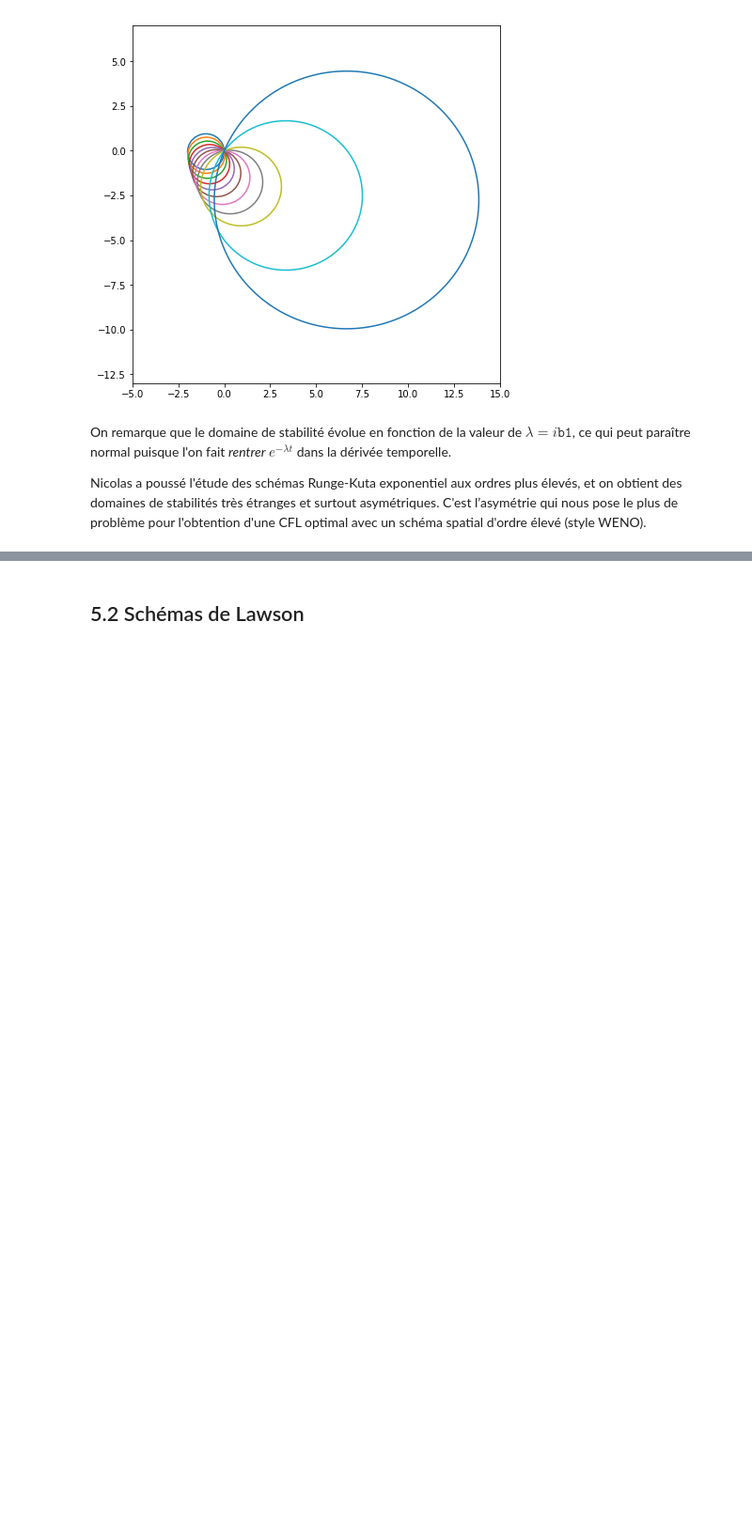
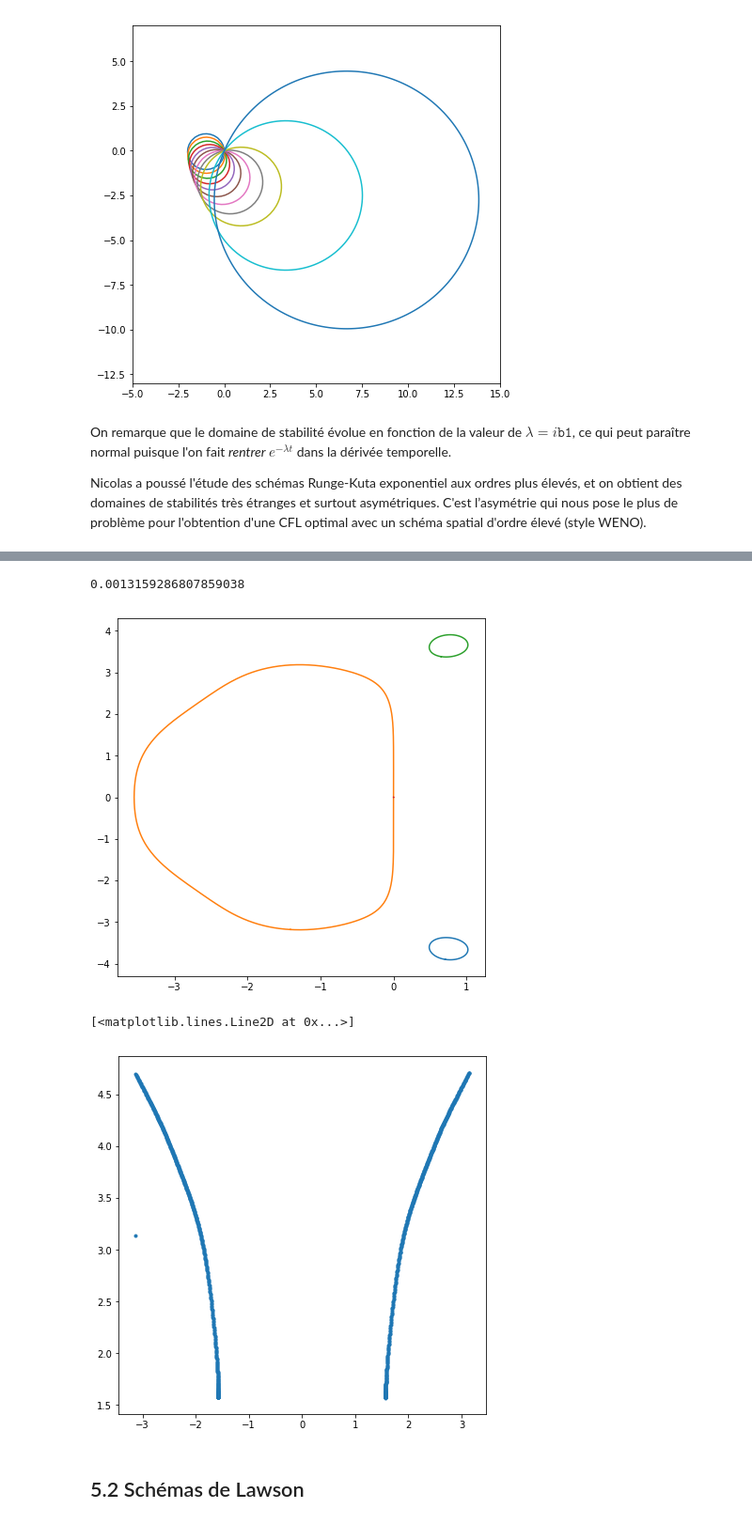
Before and after one commit to kivvix/miMaS, a Jupyter notebook: notebook/cfl.ipynb, the cells around one changed output, grey strips where cells are left out. Shown at 94% size. Saved outputs shown, nothing was run; the diff lists cells and outputs as text; code cells hidden in the pictures; blank space fills up the shorter version.

```diff
--- a/notebook/cfl.ipynb
+++ b/notebook/cfl.ipynb
@@ -1433,3 +1459,38 @@ Nicolas a poussé l'étude des schémas Runge-Kuta exponentiel aux ordres plus
+# %%
+#[ plt.plot(c[:,0],c[:,1]) for c in dat0[0] ]
+#plt.plot(*reim(-weno.data))
+#plt.show()
+#cfl(-weno.data,b3[::3])
+dat0c = [ re+im*1j for (re,im) in zip(dat0[0][1][:-1,0],dat0[0][1][:-1,1]) ]
+
+def cfl( z_weno , b_rk ):
+  zb = [ min(z_weno,key=lambda z:np.abs(np.angle(z)-np.angle(b_))) for b_ in b_rk ]
+  sigs = np.array([ np.array([np.angle(z),np.abs((b_)/(z))]) for (z,b_) in zip(zb,b_rk) ])
+  #sigs = np.array([ np.array([np.angle(z),np.angle(b_)]) for (z,b_) in zip(zb,b_rk) ])
+  plt.plot(sigs[:,0],sigs[:,1])
+  plt.xlabel("φ");plt.ylabel("σ")
+  plt.show()
+  return min(sigs[:,1])
+
+b6 = sorted(dat0c,key=lambda z:np.angle(z))
+#sigrk6 = cfl(weno.data,b6)
+print(sigrk6)
+
+[ plt.plot(c[:,0],c[:,1]) for c in dat0[0] ]
+plt.plot(*reim(-sigrk6*weno.data))
+plt.show()
+#plt.plot(*reim(dat0c[0:500]))
+#plt.plot(*reim(b6[0:250]))
+#plt.plot(*reim(-weno.data[0:250]))
+zb = np.array([ min(weno.data,key=lambda z:np.abs(np.angle(z)-np.angle(b_))) for b_ in b6 ])
+#print(zb)
+plt.show()
+plt.plot([np.angle(z) for z in b6],[np.abs(np.angle(z)-np.angle(b_)) for (z,b_) in zip(weno.data,b6)],'.')
+# %% [output]
+0.0013159286807859038
+[figure, added]
+[<matplotlib.lines.Line2D at 0x...>]
+[figure, added]
 # %% [markdown]
 ## 5.2 Schémas de Lawson
 # %% [markdown]
```
Also changed, not shown: parts of 5 cells of this notebook.
